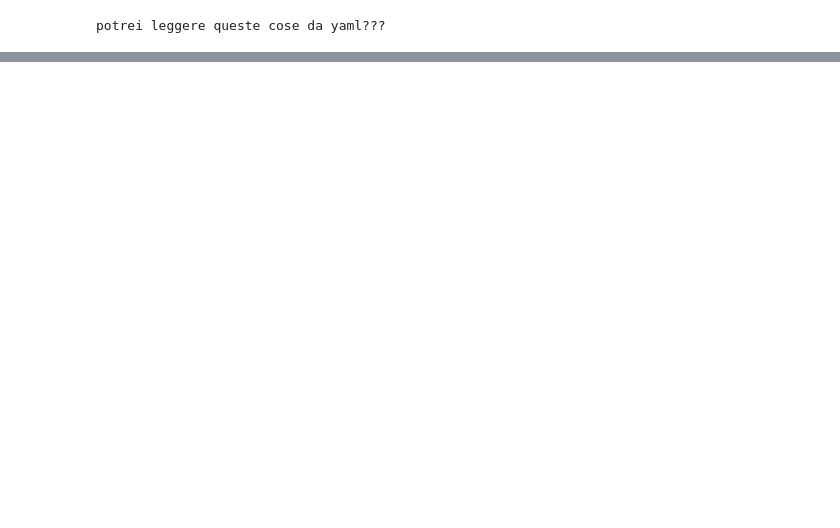
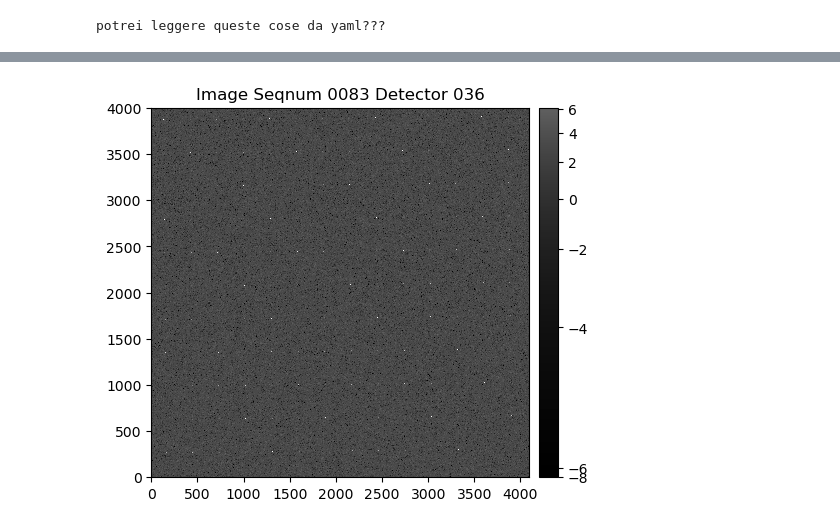
Before and after one commit to SalvatoreINAF/RubinIQ4AO, a Jupyter notebook: notebooks/Ellipticity_map_from_imsim_multidetector_240304.ipynb, the cells around one changed output, grey strips where cells are left out. Cells and saved outputs as stored; diff of their text form; code cells hidden in the pictures; blank space fills up the shorter version.

```diff
--- a/notebooks/Ellipticity_map_from_imsim_multidetector_240304.ipynb
+++ b/notebooks/Ellipticity_map_from_imsim_multidetector_240304.ipynb
@@ -102,10 +102,12 @@ def pixel_to_focal_angle(x, y, det):
     return np.degrees(fpx.ravel()), np.degrees(fpy.ravel())
 # %%
 print("potrei leggere queste cose da yaml???")
-seqnums = [36, 37, 38, 39, 40, 41, 42, 43, 44]
-detectors = [168, 178, 188, 123, 132, 142, 152, 161, 75, 84, 94, 104, 113, 27, 36, 46, 56, 65, 0, 10, 20]
-# seqnums = [53, 57, 58, 59]
+# seqnums = [36, 37, 38, 39, 40, 41, 42, 43, 44]
+seqnums = [83, 84, 85, 86]
+# detectors = [165, 178, 185, 124, 132, 142, 152, 160, 75, 84, 94, 104, 113, 26, 36, 46, 56, 64, 3, 10, 23]
+# detectors = [168, 178, 188, 123, 132, 142, 152, 161, 75, 84, 94, 104, 113, 27, 36, 46, 56, 65, 0, 10, 20]
 # detectors = list(np.arange(189))
+detectors = [36, 56, 143]
 format_figures = 'png'
 # %% [output]
 potrei leggere queste cose da yaml???
@@ -131,7 +133,7 @@ for seq in seqnums:
 
 filedict.close()
 # %%
-do_make_figures_calexp = False
+do_make_figures_calexp = True
 do_make_ellipticity_in_the_center = True
 do_make_mean_ellipticity = True
 do_ellipticity_on_focalplane = True
@@ -213,10 +215,74 @@ for seqnum in seqnums:
         wcs = calexp.getWcs()
         calexp_info = calexp.getInfo()
 
+        # rot = (calexp.info.getVisitInfo().getBoresightRotAngle()).asDegrees()
+
+        # Ixx_from_source = sources['ext_shapeHSM_HsmPsfMoments_xx']
+        # Ixy_from_source = sources['ext_shapeHSM_HsmPsfMoments_xy']
+        # Iyy_from_source = sources['ext_shapeHSM_HsmPsfMoments_yy']
+        # theta_from_source = np.arctan2(2. * Ixy_from_source, Ixx_from_source - Iyy_from_source) / 2.
+        # e1_from_source = (Ixx_from_source - Iyy_from_source) / (Ixx_from_source + Iyy_from_source)
+        # e2_from_source = (2. * Ixy_from_source) / (Ixx_from_source + Iyy_from_source)
+        # e_from_source = np.sqrt(e1_from_source**2 + e2_from_source**2)
+        # ex_from_source = e_from_source * np.cos(theta_from_source)
+        # ey_from_source = e_from_source * np.sin(theta_from_source)
+        # theta_fp_from_source = np.arctan2(ex_from_source, ey_from_source) #IMPORTANTE INVERTIRE XY TRA DETECTOR E FP
+        # ex_rot_from_source = ex_from_source*np.cos(np.radians(rot)) - ey_from_source*np.sin(np.radians(rot))
+        # ey_rot_from_source = ex_from_source*np.sin(np.radians(rot)) + ey_from_source*np.cos(np.radians(rot))
+
+        # xx = [l.getCentroid()[0] for l in sources]
+        # yy = [l.getCentroid()[1] for l in sources]
+        # points = []
+        # coos = []
+        # for x_temp, y_temp in zip(xx, yy):
+        #     coo = wcs.pixelToSky(x_temp, y_temp)
+        #     point = geom.Point2D(x_temp, y_temp)
+        #     points.append(point)
+        #     coos.append(coo)
+
+        # fpxys = [pixel_to_focal_angle(p[0], p[1], det) for p in points]
+        # fpxs = [x[0] for x in fpxys]
+        # fpys = [x[1] for x in fpxys]
+
+        # Ixxs = [psf.computeShape(point).getIxx() for point in points]
+        # Iyys = [psf.computeShape(point).getIyy() for point in points]
+        # Ixys = [psf.computeShape(point).getIxy() for point in points]
+
+        # Ixxs = np.asarray(Ixxs)
+        # Iyys = np.asarray(Iyys)
+        # Ixys = np.asarray(Ixys)
+
+        # theta = np.arctan2(2. * Ixys, Ixxs - Iyys) / 2.
+        # e1 = (Ixxs - Iyys) / (Ixxs + Iyys)
+        # e2 = (2. * Ixys) / (Ixxs + Iyys)
+        # e = np.sqrt(e1**2 + e2**2)
+        # ex = e * np.cos(theta)
+        # ey = e * np.sin(theta)
+        # theta_fp = np.arctan2(ex, ey) #IMPORTANTE INVERTIRE XY TRA DETECTOR E FP
+        # ex_rot = ex*np.cos(np.radians(rot)) - ey*np.sin(np.radians(rot))
+        # ey_rot = ex*np.sin(np.radians(rot)) + ey*np.cos(np.radians(rot))
+
+        # fig = plt.figure(figsize=(8, 6))
+        # ax1 = fig.add_subplot(211)
+        # ax2 = fig.add_subplot(212)
+        # ax1.quiver(xx, yy, ex, ey, headlength=0., color='k', headwidth=1., pivot='mid', width=0.005, alpha=.4)
+        # ax2.quiver(xx, yy, ex_from_source, ey_from_source, color='r', headlength=0., headwidth=1., pivot='mid', width=0.005, alpha=.4)
+        # # colorbar = plt.colorbar(label='e')
+        # # plt.clim(0., max(e))
+        # plt.xlabel('x')
+        # plt.ylabel('y')
+        # plt.title('Ellipticity Sticks')
+        # fig.savefig(folderout+"figures/Ellipticity_Sticks_seqnum{:04d}_det{:03d}.{:s}".format(seqnum,detector,format_figures))
+        # remove_figure(fig)
+
+        # assert False
+
         if do_ellipticity_on_focalplane:
 
         # In questa sezione, si calcola e nel pixel centrale e si crea la griglia xx_mm e yy_mm sul focal plane
             rot = (calexp.info.getVisitInfo().getBoresightRotAngle()).asDegrees()
+            print(rot)
+            print(np.radians(rot))
 
             # Singolo punto per ogni detector
             coo = wcs.pixelToSky(x_centro_detector, y_centro_detector)
@@ -386,7 +452,8 @@ for seqnum in seqnums:
                 afw_display.mtv(bkgd.getImage())
                 plt.title("Local Polynomial Background Seqnum {:04d} Detector {:03d}".format(seqnum,detector))
                 plt.show()
-                remove_figure(fig)
+                # remove_figure(fig)
+            # assert False
 
     #################################
     #Display figures (FINE)
@@ -440,17 +507,19 @@ for seqnum in seqnums:
 
     if do_ellipticity_on_focalplane:
         fig = plt.figure(figsize=(10,8))
-        # plt.quiver(yy_mm_output_fp, xx_mm_output_fp, ex_rot_output_fp, ey_rot_output_fp, e_output_fp,
-        #    scale=5, headlength=0., headwidth=1., pivot='mid', linewidths=.01)
-        plt.quiver(xx_mm_output_fp, yy_mm_output_fp, ex_rot_output_fp, ey_rot_output_fp, e_output_fp,
-           scale=5, headlength=0., headwidth=1., pivot='mid', linewidths=.01)
+        plt.quiver(xx_mm_output_fp, yy_mm_output_fp, ex_output_fp, ey_output_fp, e_output_fp,
+           scale=.5, headlength=0., headwidth=1., pivot='mid', linewidths=.01)
+
+        # plt.quiver(xx_mm_output_fp, yy_mm_output_fp, ex_rot_output_fp, ey_rot_output_fp, e_output_fp,
+        #    scale=.5, headlength=0., headwidth=1., pivot='mid', linewidths=.01)
 
         # ANNOTA CON I NUMERI DEI DETECTOR
         # for i, ddd in enumerate(detector_output_fp):
         #     plt.annotate(ddd, (yy_mm_output_fp[i], xx_mm_output_fp[i]))
 
         colorbar = plt.colorbar(label='ellipticity')
-        plt.clim(0., max(e_output_fp))
+        # plt.clim(0., max(e_output_fp))
+        plt.clim(0., 0.12)
         plt.xlabel('x [deg]')
         plt.ylabel('y [deg]')
         plt.title('Ellipticity Sticks')
@@ -471,4 +540,7 @@ df = pd.DataFrame(data={'detector': detector_output, 'seqnum': seqnum_output,
                         'mean_e': mean_e_output, 'median_e': median_e_output,
                         'std_e': std_e_output, 'min_e': min_e_output, 'max_e': max_e_output})
 df.to_csv(folderout+subfolderout_tab+'mean_ellipticities_focalplane_'+formatted_datetime+'.csv', index=False)
+
+
+print('Le rotazioni sono sbagliate perchè fatte detector per detector e non sul piano focale!!!!')
 # %% [output]
@@ -491,0 +550 @@ df.to_csv(folderout+subfolderout_tab+'mean_ellipticities_focalplane_'+formatted_
+[figure, added]
```
Also changed, not shown: parts of 4 cells of this notebook, 7 other files.
